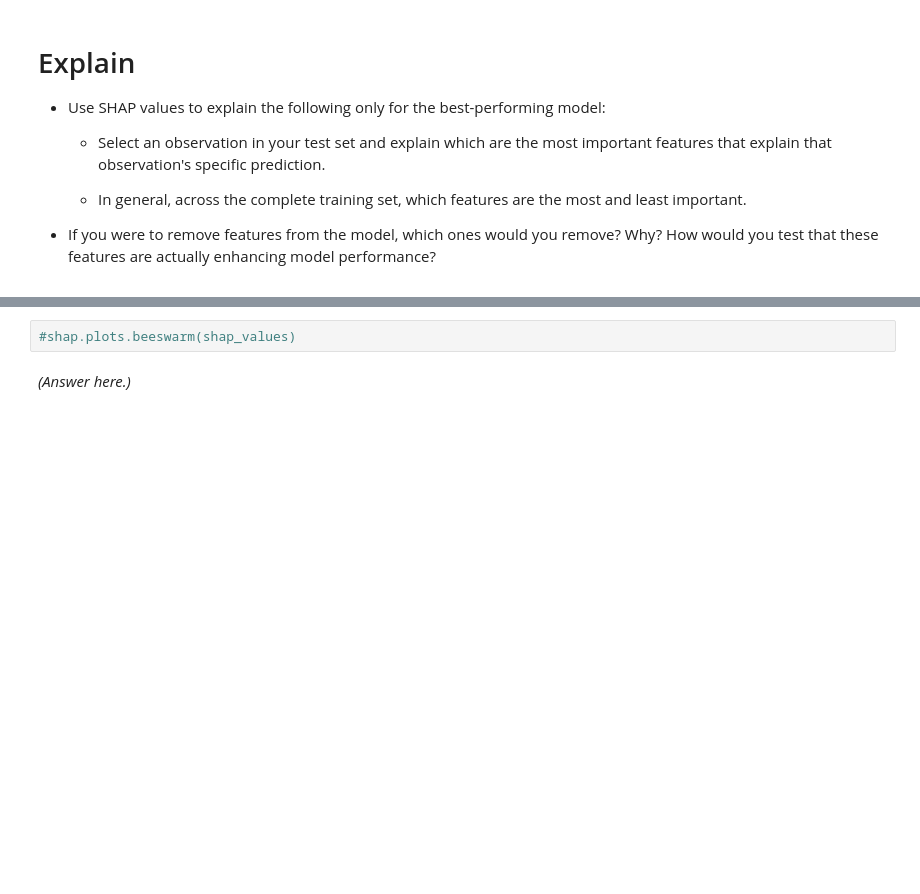
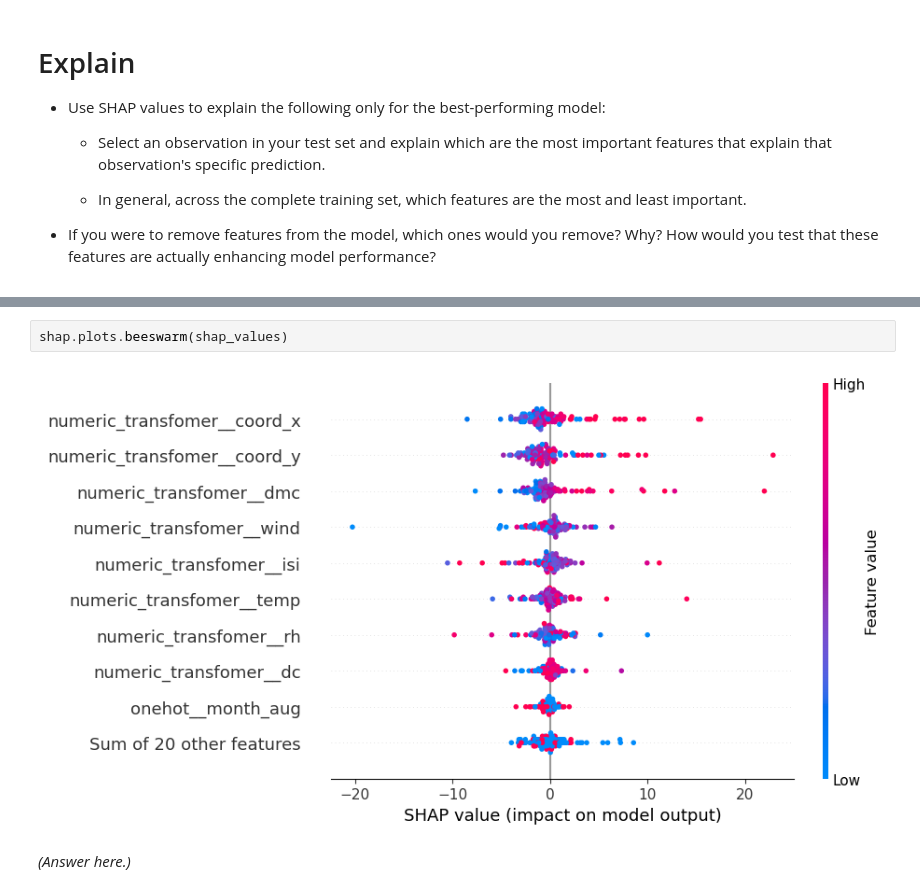
Before and after one commit to halekad/production, a Jupyter notebook: 02_activities/assignments/assignment_2.ipynb, the cells around one changed output, grey strips where cells are left out. Drawn from its saved outputs; the diff is of its cells as text; blank space fills up the shorter version.

```diff
--- a/02_activities/assignments/assignment_2.ipynb
+++ b/02_activities/assignments/assignment_2.ipynb
@@ -784,4 +794,6 @@ ExplainerError: Additivity check failed in TreeExplainer! Please ensure the data
 # %%
-#shap.plots.beeswarm(shap_values)
+shap.plots.beeswarm(shap_values)
+# %% [output]
+[figure, added]
 # %% [markdown]
 *(Answer here.)*
```
Also changed, not shown: parts of 15 cells of this notebook.
